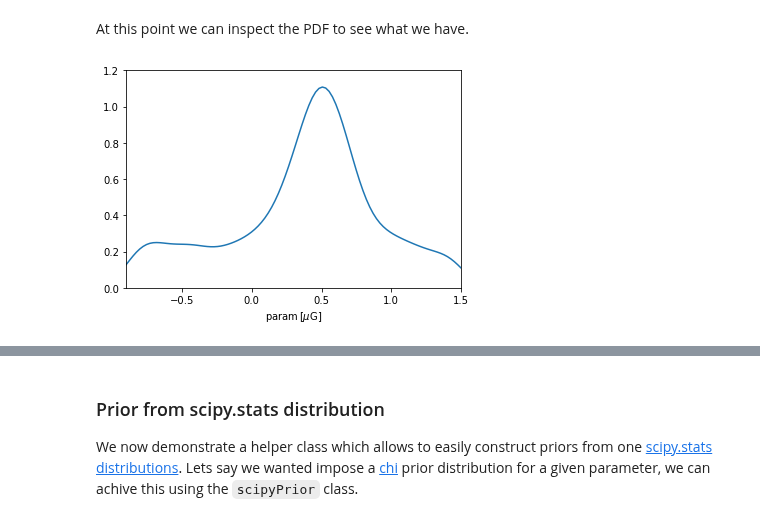
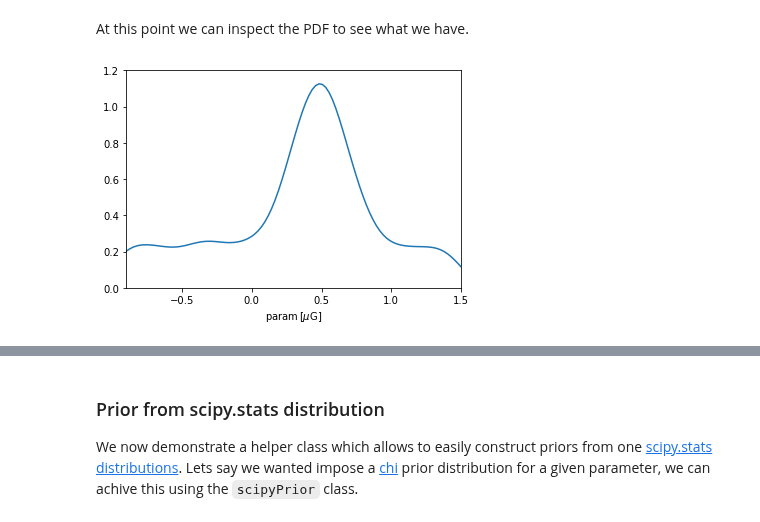
Before and after one commit to IMAGINE-Consortium/imagine, a Jupyter notebook: tutorials/tutorial_priors.ipynb, the cells around one changed output, grey strips where cells are left out. Drawn from its saved outputs; the diff is of its cells as text; code cells hidden in the pictures.

```diff
--- a/tutorials/tutorial_priors.ipynb
+++ b/tutorials/tutorial_priors.ipynb
@@ -38,6 +56,6 @@ with the argument `interval`.
 
 interval = (-0.9,1.5)*u.microgauss
 
-prior_param = img.priors.GeneralPrior(samples=sample, interval=interval)
-
-del sample # to save memory
+prior_param = img.priors.CustomPrior(samples=sample,
+                                      xmin=-0.9*u.microgauss,
+                                      xmax=1.5*u.microgauss)
@@ -45,9 +66,9 @@ del sample # to save memory
 At this point we can inspect the PDF to see what we have.
 # %%
 p = np.linspace(*interval, 100)
-plt.plot(p, prior_param.pdf_unscaled(p))
+plt.plot(p, prior_param.pdf(p))
 plt.xlim(*interval.value); plt.ylim(0,1.2); plt.xlabel(r'param$\,[\mu\rm G]$');
 # %% [output]
-[figure, old version]
+[figure, new version]
 # %% [markdown]
 A cautionary note: the KDE used in intermediate calculation tends so smoothen the distribution and forces a slight decay close to the endpoints (reflecting the fact that a Gaussian kernel was employed). For most practical applications,
```
Also changed, not shown: parts of 14 cells of this notebook, 4 other files.
